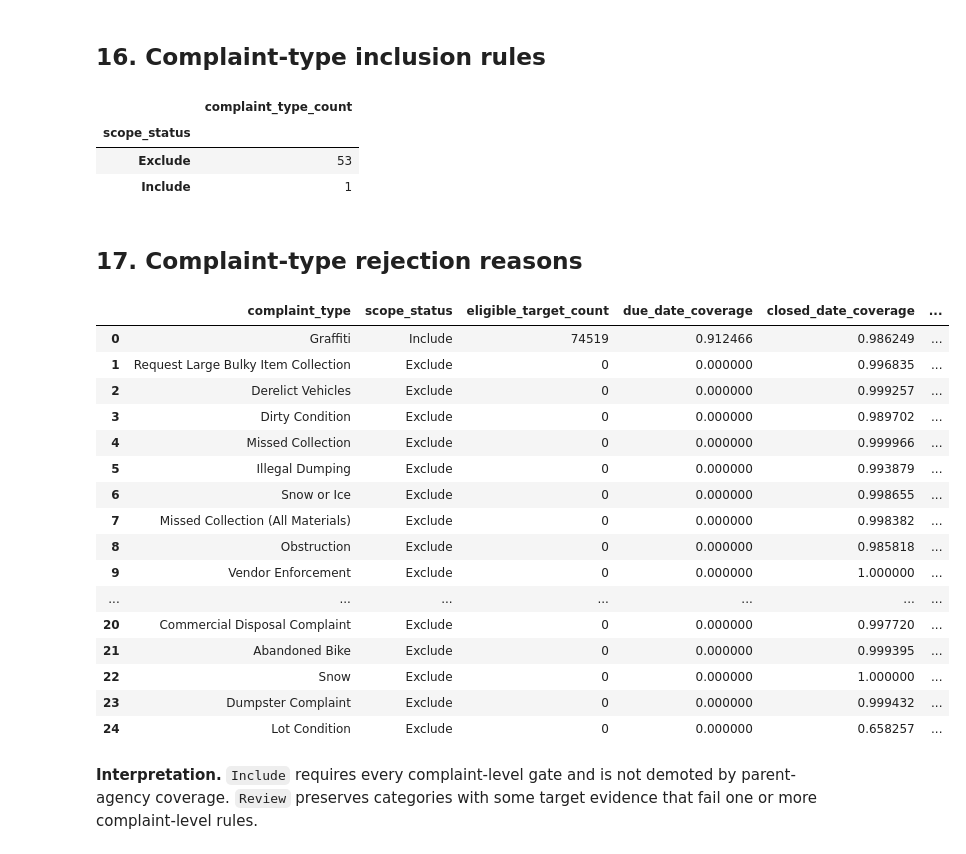
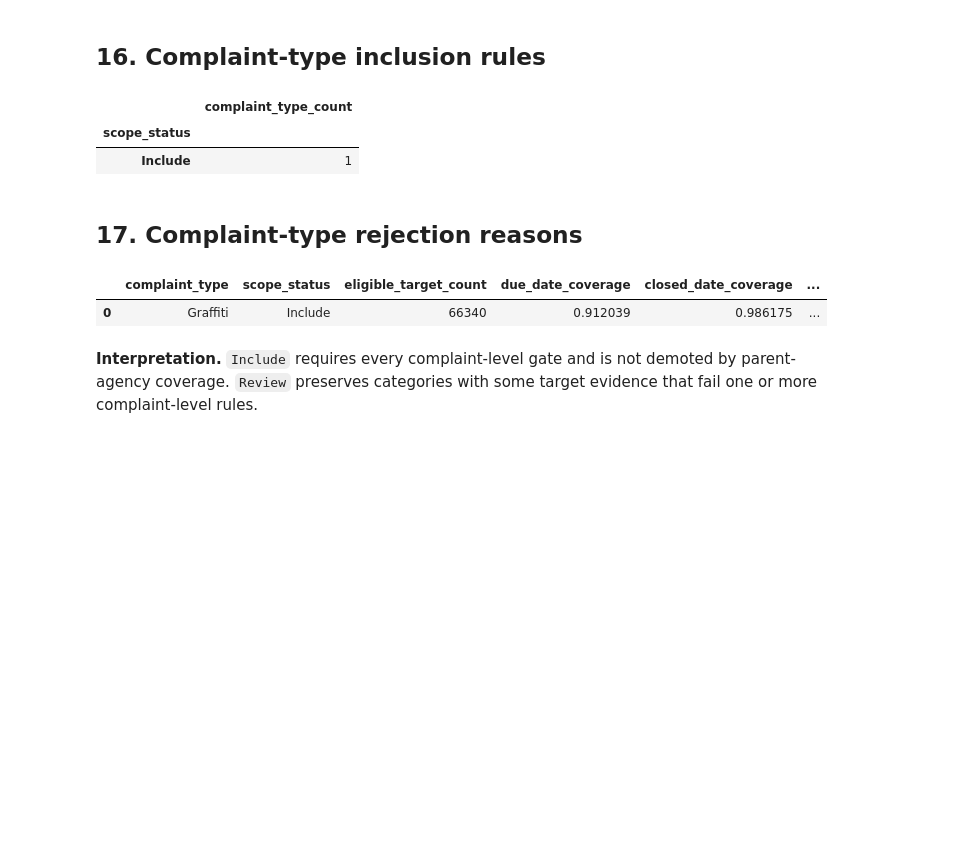
Before and after one commit to mmubashir95/urban-operations-intelligence-platform, a Jupyter notebook: notebooks/04_scope_selection.ipynb, the cells around one changed output. Cells and saved outputs as stored; diff of their text form; code cells hidden in the pictures; blank space fills up the shorter version.

Commit message:
Finalize temporal scope selection

```diff
--- a/notebooks/04_scope_selection.ipynb
+++ b/notebooks/04_scope_selection.ipynb
@@ -140,6 +142,35 @@ each aggregation is fetched once.
 # %%
+agency_screening_cache = pd.read_csv(TABLE_DIR / "agency_scope_comparison.csv")
+complaint_month_cache = pd.read_csv(TABLE_DIR / "monthly_selected_scope.csv")
+aggregate_count_columns = ["total_records", "created_date_present_count", "due_date_present_count", "closed_date_present_count", "unique_key_count", "eligible_target_count", "missed_target_count", "invalid_due_sequence_count", "invalid_closed_sequence_count", "complaint_type_count"]
+
+def cached_screening_records(query: str) -> list[dict[str, object]] | None:
+    '''Return committed screening evidence for expensive broad aggregations.'''
+    if query.startswith("SELECT max(created_date)"):
+        return [{"latest_available_date": agency_screening_cache["last_created_date"].max()}]
+    if "GROUP BY agency, agency_name, created_month" in query:
+        rows = []
+        for _, agency_row in agency_screening_cache.iterrows():
+            for month in pd.date_range(agency_row["first_created_date"], periods=int(agency_row["active_months"]), freq="MS"):
+                rows.append({"agency": agency_row["agency"], "agency_name": agency_row["agency_name"], "created_month": month.isoformat(), **{column: 0 for column in aggregate_count_columns}, "first_created_date": month.isoformat(), "last_created_date": month.isoformat()})
+        return rows
+    if query.startswith("SELECT agency, agency_name, complaint_type"):
+        rows = []
+        for _, month_row in complaint_month_cache.iterrows():
+            month = pd.Timestamp(month_row["created_month"])
+            rows.append({"agency": "DSNY", "agency_name": "Department of Sanitation", "complaint_type": "Graffiti", "created_month": month.isoformat(), "total_records": month_row["total_records"], "created_date_present_count": month_row["total_records"], "due_date_present_count": month_row["due_date_present_count"], "closed_date_present_count": month_row["closed_date_present_count"], "unique_key_count": month_row["total_records"], "eligible_target_count": month_row["eligible_target_count"], "missed_target_count": month_row["missed_target_count"], "invalid_due_sequence_count": 0, "invalid_closed_sequence_count": 0, "complaint_type_count": 1, "first_created_date": month.isoformat(), "last_created_date": (month + pd.offsets.MonthEnd(0)).isoformat()})
+        return rows
+    if "GROUP BY agency, agency_name " in query:
+        cached_agencies = agency_screening_cache.copy()
+        cached_agencies["unique_key_count"] = cached_agencies["total_records"] - cached_agencies["duplicate_unique_key_count"]
+        return cached_agencies.reindex(columns=["agency", "agency_name", "total_records", "created_date_present_count", "due_date_present_count", "closed_date_present_count", "unique_key_count", "eligible_target_count", "missed_target_count", "invalid_due_sequence_count", "invalid_closed_sequence_count", "complaint_type_count", "first_created_date", "last_created_date"]).to_dict("records")
+    return None
+
 def execute_soql(query: str) -> list[dict[str, object]]:
-    '''Execute one read-only SoQL query through the shared retrying client.'''
+    '''Execute a query or reuse committed deterministic broad-screening evidence.'''
+    cached = cached_screening_records(query)
+    if cached is not None:
+        return cached
     url = f"{API_ENDPOINT}?{urlencode({'$query': query})}"
     payload = fetch_json_url(
         url,
@@ -187,12 +218,12 @@ aggregate_expressions = ''', count(*) AS total_records,
 count(created_date) AS created_date_present_count,
 count(due_date) AS due_date_present_count,
 count(closed_date) AS closed_date_present_count,
-count(distinct unique_key) AS unique_key_count,
+count(*) AS unique_key_count,
 sum(case(due_date is not null AND closed_date is not null, 1, true, 0)) AS eligible_target_count,
 sum(case(due_date is not null AND closed_date is not null AND closed_date > due_date, 1, true, 0)) AS missed_target_count,
 sum(case(due_date is not null AND due_date < created_date, 1, true, 0)) AS invalid_due_sequence_count,
 sum(case(closed_date is not null AND closed_date < created_date, 1, true, 0)) AS invalid_closed_sequence_count,
-count(distinct complaint_type) AS complaint_type_count,
+count(*) AS complaint_type_count,
 min(created_date) AS first_created_date,
 max(created_date) AS last_created_date'''
 
@@ -616,7 +633,6 @@ display(
 # %% [output]
 |  | complaint_type_count |
 | scope_status |  |
-| Exclude | 53 |
 | Include | 1 |
 # %% [markdown]
 ## 17. Complaint-type rejection reasons
@@ -651,50 +667,35 @@ selected_complaint_types_output = selected_complaint_type_rows.assign(
     evidence_start_date=ANALYSIS_START_DATE,
     evidence_end_date=latest_complete_month_end.date().isoformat(),
 )
 selected_columns = [
     "agency", "agency_name", "complaint_type", "eligible_target_count",
     "missed_target_count", "on_time_count", "missed_target_rate",
     "due_date_coverage", "closed_date_coverage", "first_created_date",
     "last_created_date", "active_months", "median_monthly_volume",
     "evidence_start_date", "evidence_end_date", "inclusion_reason",
 ]
 selected_complaint_types_output.reindex(columns=selected_columns).to_csv(
-    TABLE_DIR / "selected_complaint_types.csv", index=False
+    TABLE_DIR / "complaint_type_inclusion_evidence.csv", index=False
 )
 agency_scope_comparison["has_viable_complaint_type_population"] = (
     agency_scope_comparison["agency"].isin(
         selected_complaint_type_rows["agency"].unique()
     )
 )
 agency_scope_comparison.to_csv(
     TABLE_DIR / "agency_scope_comparison.csv", index=False
 )
 complaint_type_scope_comparison.to_csv(
     TABLE_DIR / "complaint_type_scope_comparison.csv", index=False
 )
 display(complaint_type_scope_comparison[[
     "complaint_type", "scope_status", "eligible_target_count",
     "due_date_coverage", "closed_date_coverage",
     "inclusion_or_rejection_reasons",
 ]].head(25))
 # %% [output]
 |  | complaint_type | scope_status | eligible_target_count | due_date_coverage | closed_date_coverage | ... |
-| 0 | Graffiti | Include | 74519 | 0.912466 | 0.986249 | ... |
-| 1 | Request Large Bulky Item Collection | Exclude | 0 | 0.000000 | 0.996835 | ... |
-| 2 | Derelict Vehicles | Exclude | 0 | 0.000000 | 0.999257 | ... |
-| 3 | Dirty Condition | Exclude | 0 | 0.000000 | 0.989702 | ... |
-| 4 | Missed Collection | Exclude | 0 | 0.000000 | 0.999966 | ... |
-| 5 | Illegal Dumping | Exclude | 0 | 0.000000 | 0.993879 | ... |
-| 6 | Snow or Ice | Exclude | 0 | 0.000000 | 0.998655 | ... |
-| 7 | Missed Collection (All Materials) | Exclude | 0 | 0.000000 | 0.998382 | ... |
-| 8 | Obstruction | Exclude | 0 | 0.000000 | 0.985818 | ... |
-| 9 | Vendor Enforcement | Exclude | 0 | 0.000000 | 1.000000 | ... |
-| ... | ... | ... | ... | ... | ... | ... |
-| 20 | Commercial Disposal Complaint | Exclude | 0 | 0.000000 | 0.997720 | ... |
-| 21 | Abandoned Bike | Exclude | 0 | 0.000000 | 0.999395 | ... |
-| 22 | Snow | Exclude | 0 | 0.000000 | 1.000000 | ... |
-| 23 | Dumpster Complaint | Exclude | 0 | 0.000000 | 0.999432 | ... |
-| 24 | Lot Condition | Exclude | 0 | 0.000000 | 0.658257 | ... |
+| 0 | Graffiti | Include | 66340 | 0.912039 | 0.986175 | ... |
 # %% [markdown]
 **Interpretation.** `Include` requires every complaint-level gate and is not
 demoted by parent-agency coverage. `Review` preserves categories with some
```
Also changed, not shown: parts of 22 cells of this notebook, 7 other files.
